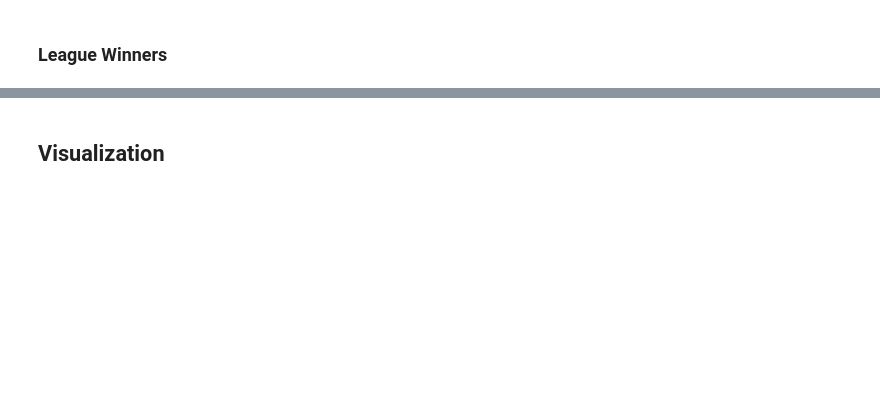
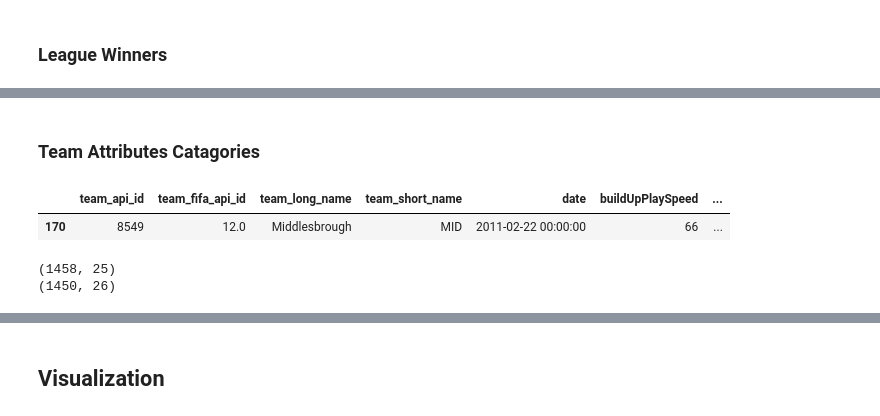
Before and after one commit to 55thSwiss/Udacity_DAND, a Jupyter notebook: Part 3/European Soccer V2.ipynb, the cells around one changed output, grey strips where cells are left out. Saved outputs shown, nothing was run; the diff lists cells and outputs as text; code cells hidden in the pictures; blank space fills up the shorter version.

```diff
--- a/Part 3/European Soccer V2.ipynb
+++ b/Part 3/European Soccer V2.ipynb
@@ -233,0 +221,14 @@ leagueWinners_season.sample(3)
+# %% [markdown]
+### Team Attributes Catagories
+# %%
+teamsDF.sample()
+# %% [output]
+|  | team_api_id | team_fifa_api_id | team_long_name | team_short_name | date | buildUpPlaySpeed | ... |
+| 170 | 8549 | 12.0 | Middlesbrough | MID | 2011-02-22 00:00:00 | 66 | ... |
+# %%
+print(team_attributes.shape)
+print(teamsDF.shape)
+#print(teamAttributes.shape)
+# %% [output]
+(1458, 25)
+(1450, 26)
```
Also changed, not shown: parts of 20 cells of this notebook.
